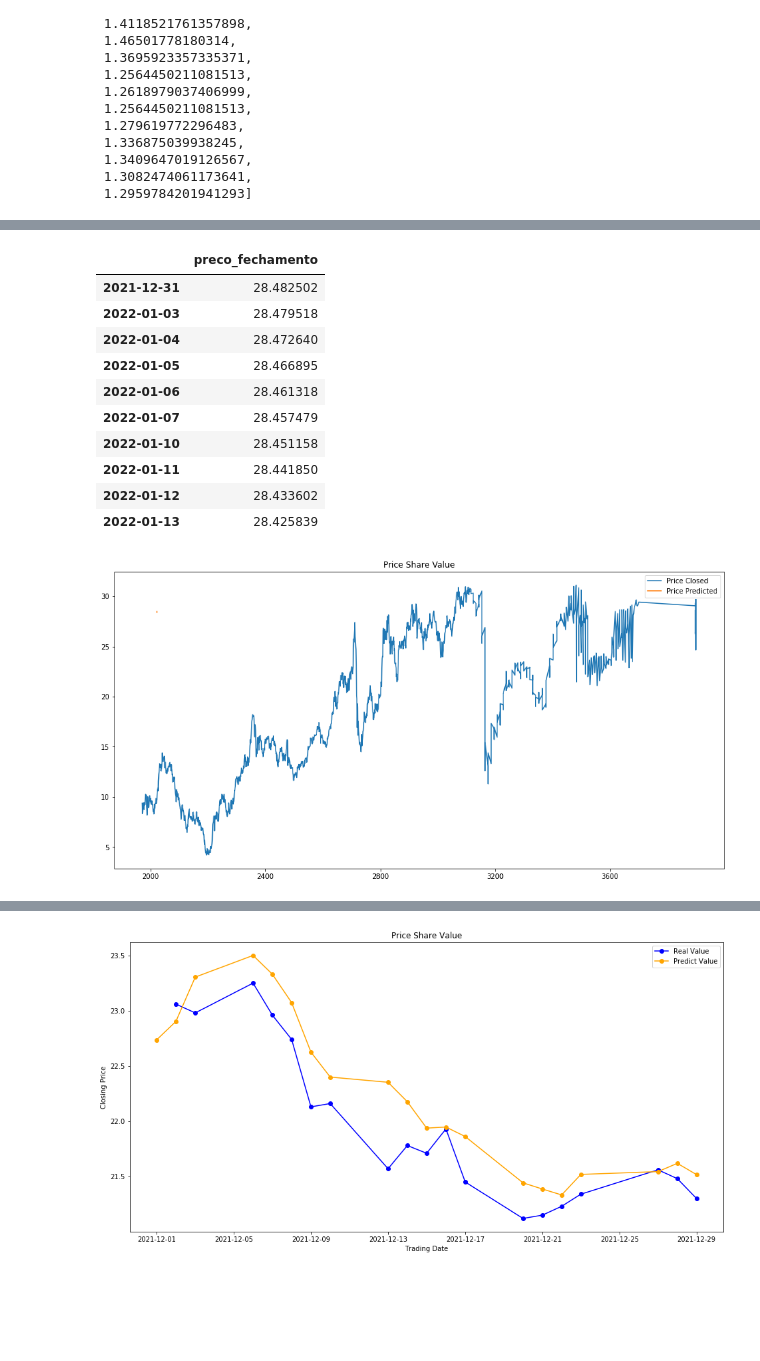
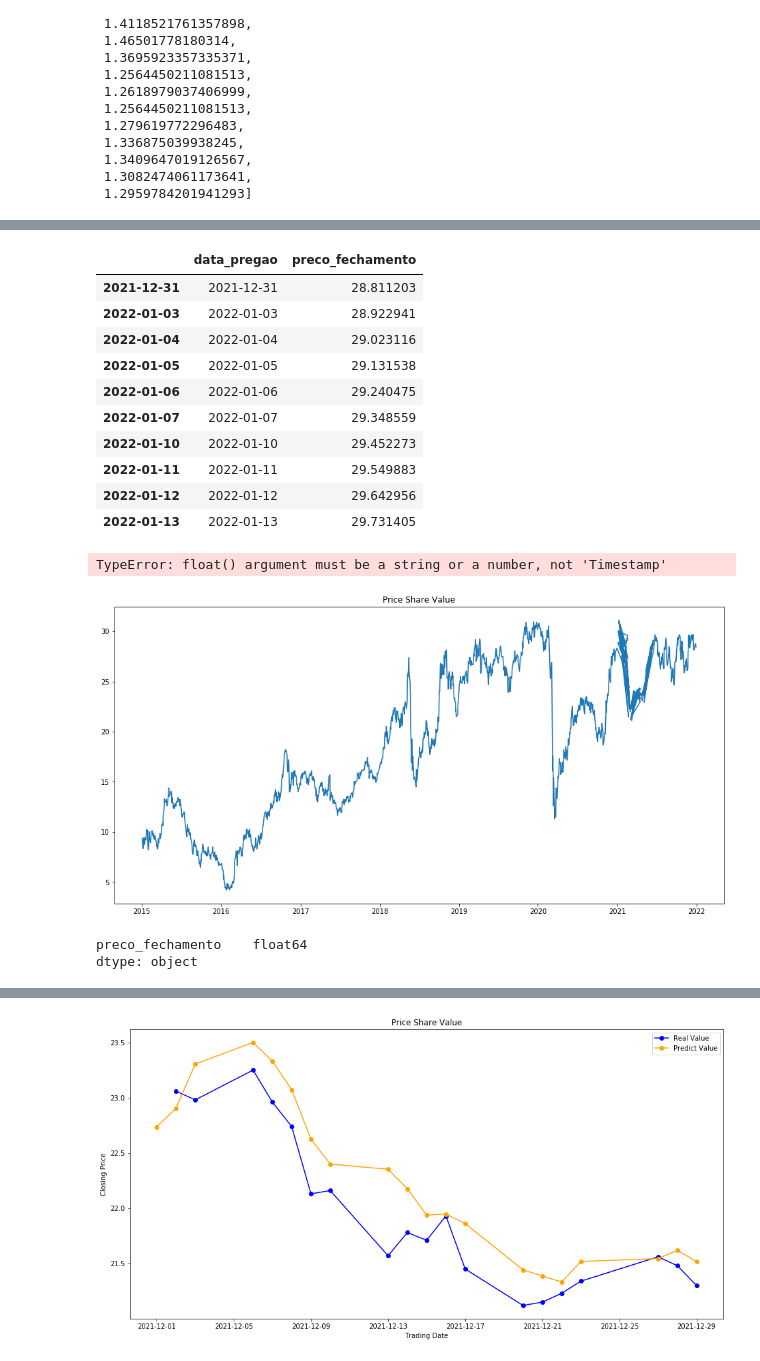
Before and after one commit to BrunoGeraldine/B3_predict_share_bmg, a Jupyter notebook: notebook/c04_b3_prediction_with_Keras_Tensorflow.ipynb, the cells around one changed output, grey strips where cells are left out. Drawn from its saved outputs; the diff is of its cells as text; code cells hidden in the pictures; blank space fills up the shorter version.

Commit message:
new visualization

```diff
--- a/notebook/c04_b3_prediction_with_Keras_Tensorflow.ipynb
+++ b/notebook/c04_b3_prediction_with_Keras_Tensorflow.ipynb
@@ -86,7 +86,7 @@ dtype: object
 # Select only one share to predict
 # %%
 # Filter share_data
-df_petro = df1[df1['sigla_acao']=='PETR4']
+df_petro = df[df['sigla_acao']=='PETR4']
 print(f'nº of rows: {df_petro.shape[0]}, nº of columns:{df_petro.shape[1]}')
 # %% [output]
 nº of rows: 1730, nº of columns:10
@@ -103,6 +100,6 @@ df_petro_cls.tail()
 # %%
 # set to index with date
-df_petro_cls = df_petro_cls.set_index(pd.DatetimeIndex(df_petro_cls['data_pregao'].values))
+df_petro_cls = df_petro_cls.set_index(pd.DatetimeIndex(df_petro_cls['data_pregao']))
 # %%
 df_petro_cls.tail()
 # %% [output]
@@ -406,27 +409,37 @@ for i in predict_dates:
 df_forecast = pd.DataFrame({'data_pregao':np.array(forecast_dates), 'preco_fechamento':list_output_prev})
 df_forecast['data_pregao'] = pd.to_datetime(df_forecast['data_pregao'])
 # %%
+df_forecast = df_forecast[df_forecast['data_pregao'] > '2020-01-01']
 df_forecast = df_forecast.set_index(pd.DatetimeIndex(df_forecast['data_pregao'].values))
-df_forecast.drop('data_pregao', axis=1, inplace=True)
+#df_forecast.drop('data_pregao', axis=1, inplace=True)
 df_forecast
 # %% [output]
-|  | preco_fechamento |
-| 2021-12-31 | 28.482502 |
-| 2022-01-03 | 28.479518 |
-| 2022-01-04 | 28.472640 |
-| 2022-01-05 | 28.466895 |
-| 2022-01-06 | 28.461318 |
-| 2022-01-07 | 28.457479 |
-| 2022-01-10 | 28.451158 |
-| 2022-01-11 | 28.441850 |
-| 2022-01-12 | 28.433602 |
-| 2022-01-13 | 28.425839 |
+|  | data_pregao | preco_fechamento |
+| 2021-12-31 | 2021-12-31 | 28.811203 |
+| 2022-01-03 | 2022-01-03 | 28.922941 |
+| 2022-01-04 | 2022-01-04 | 29.023116 |
+| 2022-01-05 | 2022-01-05 | 29.131538 |
+| 2022-01-06 | 2022-01-06 | 29.240475 |
+| 2022-01-07 | 2022-01-07 | 29.348559 |
+| 2022-01-10 | 2022-01-10 | 29.452273 |
+| 2022-01-11 | 2022-01-11 | 29.549883 |
+| 2022-01-12 | 2022-01-12 | 29.642956 |
+| 2022-01-13 | 2022-01-13 | 29.731405 |
+# %%
+df_forecast = df_forecast[df_forecast['data_pregao'] > '2021']
 # %%
 plt.figure(figsize=(16,8))
 plt.title('Price Share Value')
-plt.plot(df_petro['preco_fechamento'])
+plt.plot(df_petro_cls['preco_fechamento'])
+#plt.plot(df_petro['data_pregao'])
 plt.plot(df_forecast['preco_fechamento'])
 plt.legend(['Price Closed', 'Price Predicted'])
-plt.show();
+plt.show()
 # %% [output]
+TypeError: float() argument must be a string or a number, not 'Timestamp'
-[figure, old version]
+[figure, new version]
+# %%
+df_petro_cls.dtypes
+# %% [output]
+preco_fechamento    float64
+dtype: object
```
Also changed, not shown: parts of 19 cells of this notebook.
